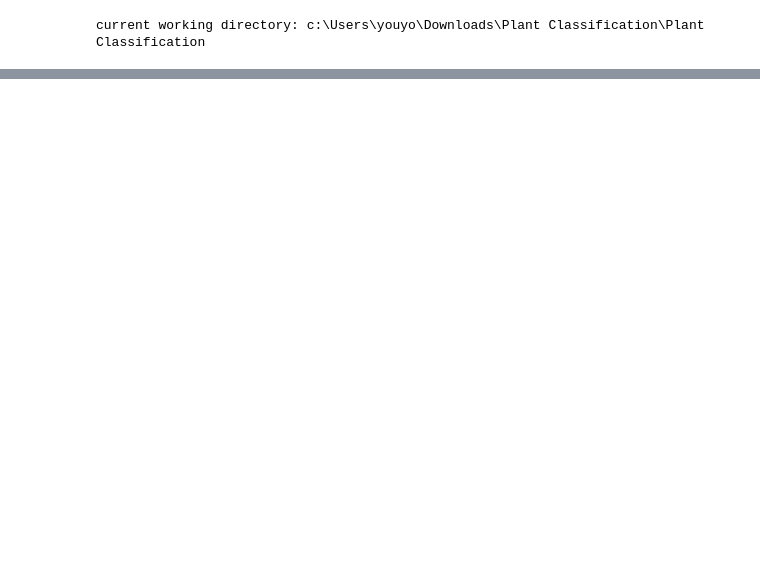
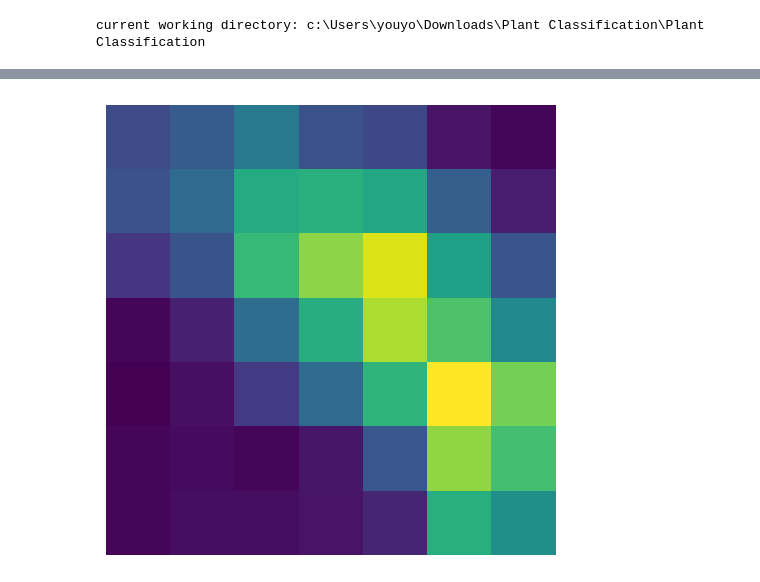
Before and after one commit to samekran/PatapimNet, a Jupyter notebook: Plant Classification/Testing_Plant_Classification.ipynb, the cells around one changed output, grey strips where cells are left out. Saved outputs shown, nothing was run; the diff lists cells and outputs as text; code cells hidden in the pictures; blank space fills up the shorter version.

```diff
--- a/Plant Classification/Testing_Plant_Classification.ipynb
+++ b/Plant Classification/Testing_Plant_Classification.ipynb
@@ -88,0 +118,12 @@ Predicted label for image2: 4
+# %%
+with SmoothGradCAMpp(model, target_layer='features.denseblock4.denselayer16.conv2') as cam_extractor:
+  # Preprocess your data and feed it to the model
+  out = model(image2_converted)
+  # Retrieve the CAM by passing the class index and the model output
+  activation_map = cam_extractor(out.squeeze(0).argmax().item(), out)
+# %%
+import matplotlib.pyplot as plt
+# Visualize the raw CAM
+plt.imshow(activation_map[0].squeeze(0).cpu().numpy()); plt.axis('off'); plt.tight_layout(); plt.show()
+# %% [output]
+[figure, added]
```
Also changed, not shown: parts of 14 cells of this notebook, 2 other files.
